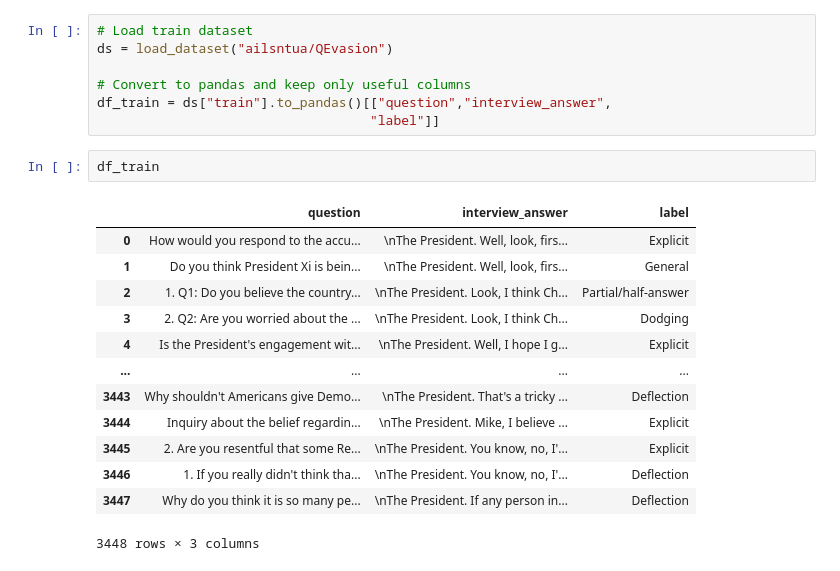
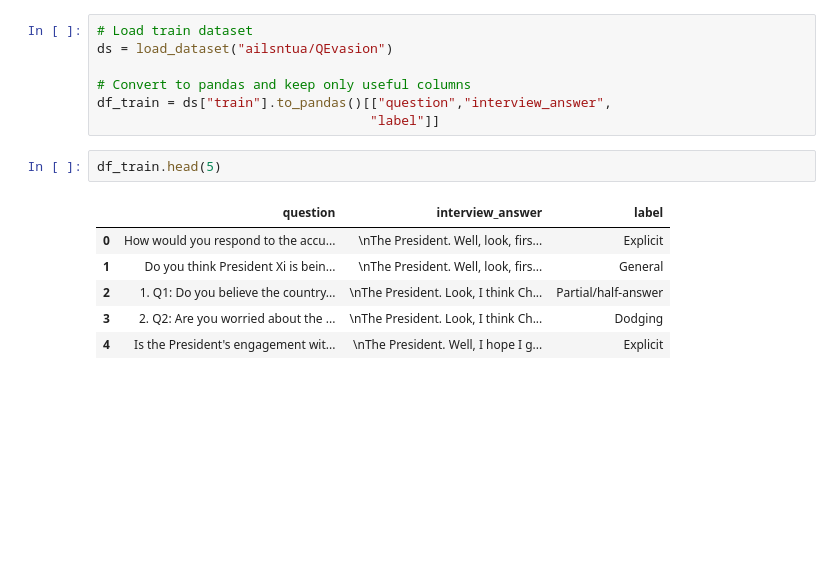
Before and after one commit to Kontilenia/thesis, a Jupyter notebook: data_cleaning.ipynb, the cells around one changed output. Cells and saved outputs as stored; diff of their text form; blank space fills up the shorter version.

```diff
--- a/data_cleaning.ipynb
+++ b/data_cleaning.ipynb
@@ -13,21 +30,14 @@ ds = load_dataset("ailsntua/QEvasion")
 df_train = ds["train"].to_pandas()[["question","interview_answer",
                                    "label"]]
 # %%
-df_train
+df_train.head(5)
 # %% [output]
 |  | question | interview_answer | label |
 | 0 | How would you respond to the accu... | \nThe President. Well, look, firs... | Explicit |
 | 1 | Do you think President Xi is bein... | \nThe President. Well, look, firs... | General |
 | 2 | 1. Q1: Do you believe the country... | \nThe President. Look, I think Ch... | Partial/half-answer |
 | 3 | 2. Q2: Are you worried about the ... | \nThe President. Look, I think Ch... | Dodging |
 | 4 | Is the President's engagement wit... | \nThe President. Well, I hope I g... | Explicit |
-| ... | ... | ... | ... |
-| 3443 | Why shouldn't Americans give Demo... | \nThe President. That's a tricky ... | Deflection |
-| 3444 | Inquiry about the belief regardin... | \nThe President. Mike, I believe ... | Explicit |
-| 3445 | 2. Are you resentful that some Re... | \nThe President. You know, no, I'... | Explicit |
-| 3446 | 1. If you really didn't think tha... | \nThe President. You know, no, I'... | Deflection |
-| 3447 | Why do you think it is so many pe... | \nThe President. If any person in... | Deflection |
-3448 rows × 3 columns
 # %%
 # Regex explanation:
 
```
Also changed, not shown: parts of 13 cells of this notebook.
